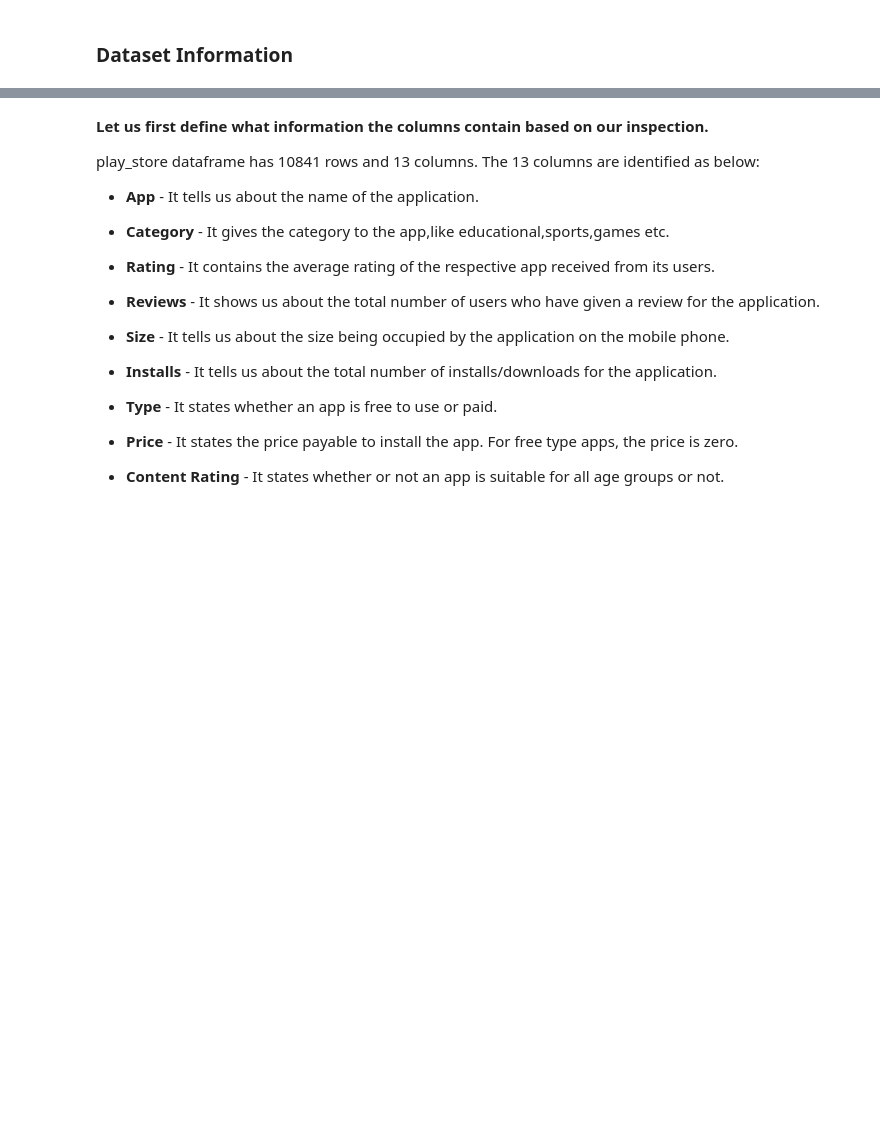
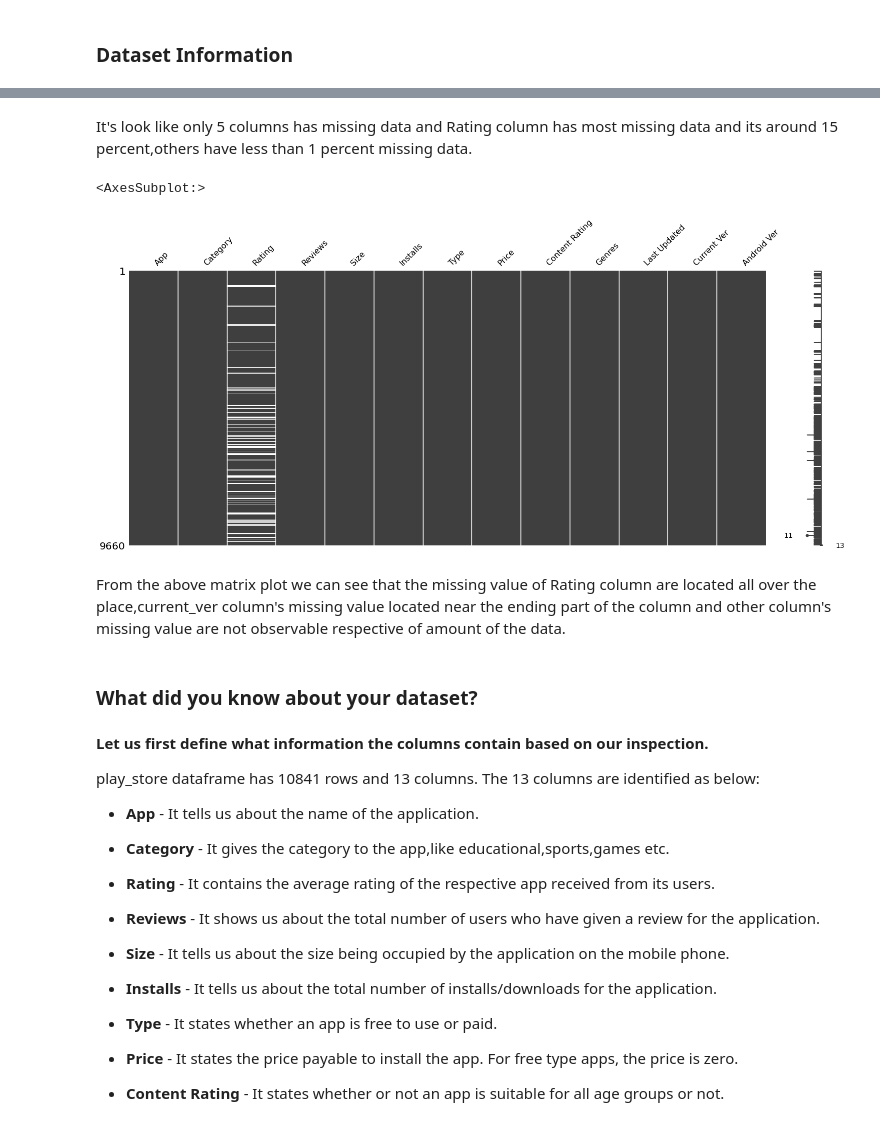
Before and after one commit to sabitendu/EDA-Capstone-Project-on-Play-Store-App-Review-Analysis, a Jupyter notebook: playstore_app_review_analysis.ipynb, the cells around one changed output, grey strips where cells are left out. Drawn from its saved outputs; the diff is of its cells as text; code cells hidden in the pictures; blank space fills up the shorter version.

```diff
--- a/playstore_app_review_analysis.ipynb
+++ b/playstore_app_review_analysis.ipynb
@@ -139,0 +207,3 @@ no of rows is 10841 and no of columns is 13
+# %%
+df_ps.drop_duplicates(subset='App',inplace=True)
+df_ps.head()
@@ -140,3 +257,16 @@ no of rows is 10841 and no of columns is 13
+# %% [markdown]
+It's look like only 5 columns has  missing data and Rating column has most missing data and its around 15 percent,others have less than 1 percent missing data.
+# %%
+#@title
+# Visualizing the missing values
+msno.matrix(df_ps)
+# %% [output]
+<AxesSubplot:>
+[figure, added]
+# %% [markdown]
+From the above matrix plot we can see that the missing value of Rating column are located all over the place,current_ver column's missing value located near the ending part of the column and other column's missing value are not observable respective of amount of the data.
+# %% [markdown]
+### What did you know about your dataset?
 # %% [markdown]
 **Let us first define what information the columns contain based on our inspection.**
 
```
Also changed, not shown: parts of 36 cells of this notebook.
